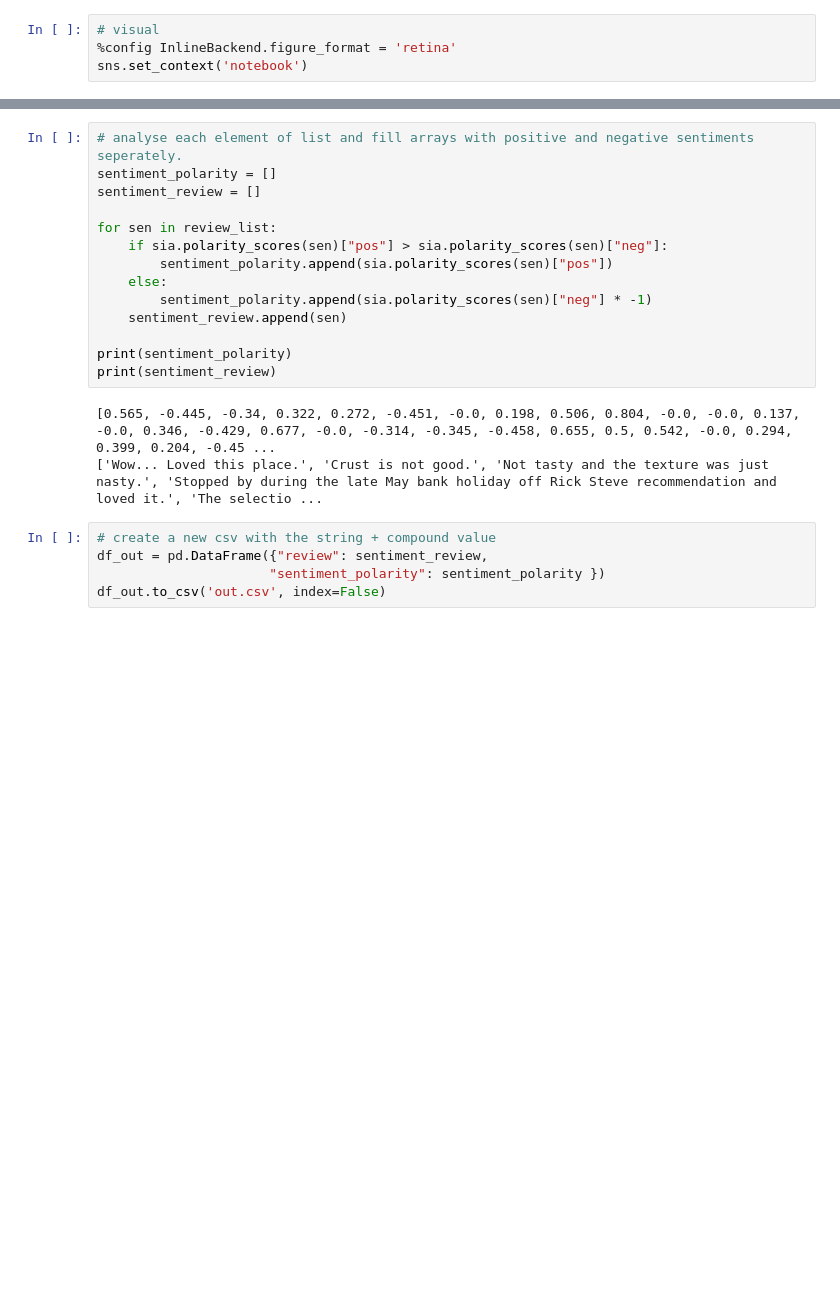
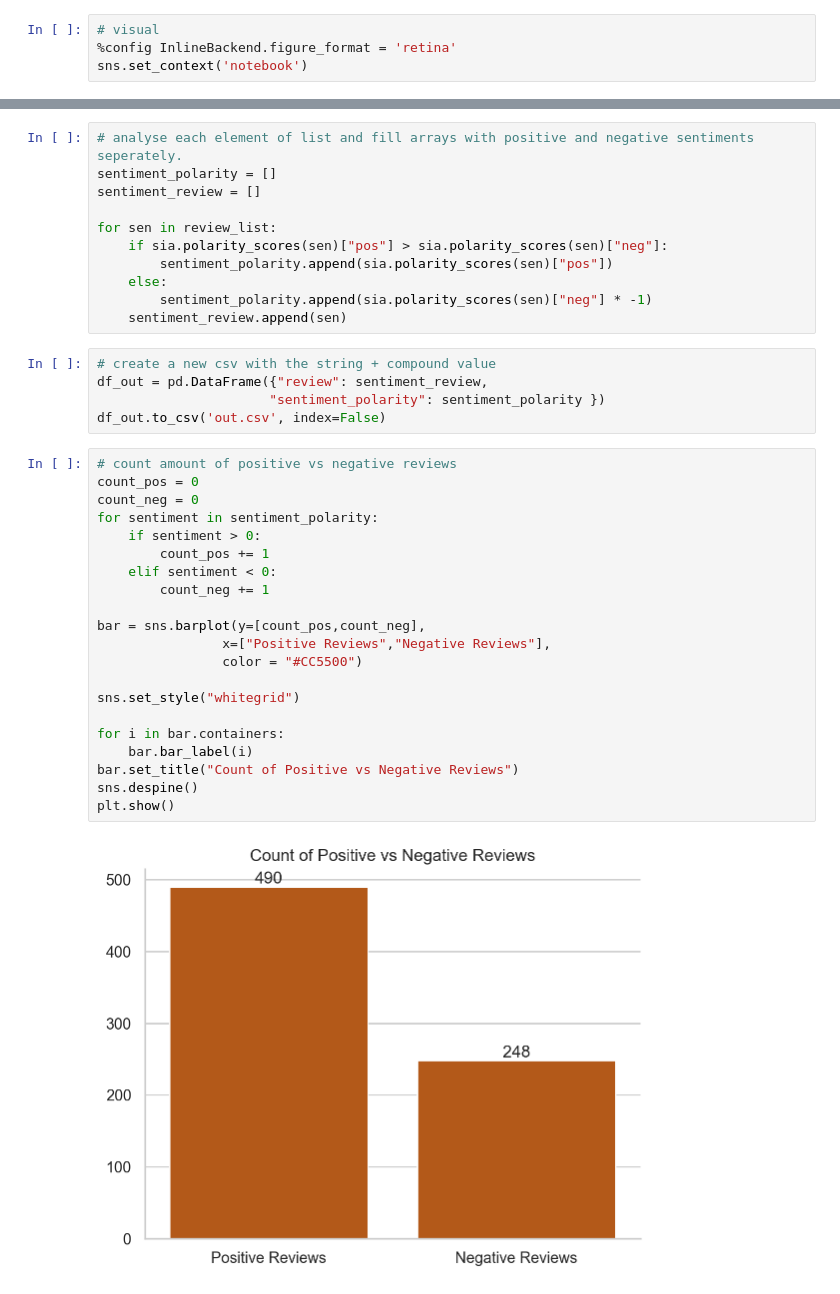
Before and after one commit to MJHendricks/sentiment-analysis, a Jupyter notebook: sentiment_analysis.ipynb, the cells around one changed output, grey strips where cells are left out. Saved outputs shown, nothing was run; the diff lists cells and outputs as text; blank space fills up the shorter version.

```diff
--- a/sentiment_analysis.ipynb
+++ b/sentiment_analysis.ipynb
@@ -48,16 +27,33 @@ for sen in review_list:
     else:
         sentiment_polarity.append(sia.polarity_scores(sen)["neg"] * -1)
     sentiment_review.append(sen)
-
-print(sentiment_polarity)
-print(sentiment_review)
-# %% [output]
-[0.565, -0.445, -0.34, 0.322, 0.272, -0.451, -0.0, 0.198, 0.506, 0.804, -0.0, -0.0, 0.137, -0.0, 0.346, -0.429, 0.677, -0.0, -0.314, -0.345, -0.458, 0.655, 0.5, 0.542, -0.0, 0.294, 0.399, 0.204, -0.45 ...
-['Wow... Loved this place.', 'Crust is not good.', 'Not tasty and the texture was just nasty.', 'Stopped by during the late May bank holiday off Rick Steve recommendation and loved it.', 'The selectio ...
 # %%
 # create a new csv with the string + compound value
 df_out = pd.DataFrame({"review": sentiment_review,
                       "sentiment_polarity": sentiment_polarity })
 df_out.to_csv('out.csv', index=False)
+# %%
+# count amount of positive vs negative reviews
+count_pos = 0
+count_neg = 0
+for sentiment in sentiment_polarity:
+    if sentiment > 0:
+        count_pos += 1
+    elif sentiment < 0:
+        count_neg += 1
+
+bar = sns.barplot(y=[count_pos,count_neg],
+                x=["Positive Reviews","Negative Reviews"],
+                color = "#CC5500")
+
+sns.set_style("whitegrid")
+
+for i in bar.containers:
+    bar.bar_label(i)
+bar.set_title("Count of Positive vs Negative Reviews")
+sns.despine()
+plt.show()
+# %% [output]
+[figure, added]
 # %%
 # print 5 highest and 5 lowest values
```
Also changed, not shown: parts of 6 cells of this notebook.
